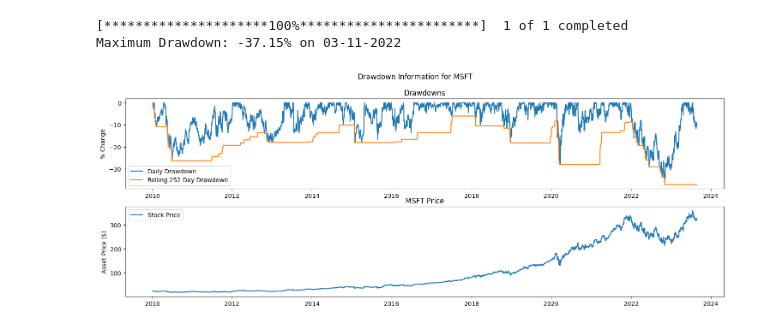
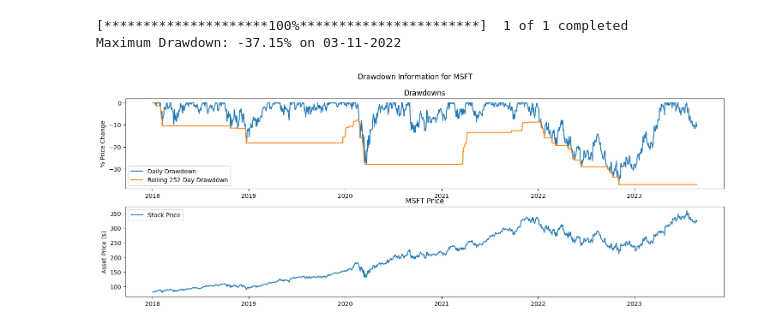
Before and after one commit to JackGreenaway/financial_calculations, a Jupyter notebook: test_notebook.ipynb, the cells around one changed output. Drawn from its saved outputs; the diff is of its cells as text; code cells hidden in the pictures.

```diff
--- a/test_notebook.ipynb
+++ b/test_notebook.ipynb
@@ -23,7 +23,7 @@ def asset_drawdown(asset, start_time: str, end_time: str=None, plot: bool=False)
         ax[0].set_title("Drawdowns")
         ax[0].plot(daily_drawdown * 100, label="Daily Drawdown")
         ax[0].plot(max_daily_drawdown * 100, label=f"Rolling {window} Day Drawdown")
-        ax[0].set_ylabel("% Change")
+        ax[0].set_ylabel("% Price Change")
         ax[0].legend()
 
         ax[1].set_title(f"{asset} Price")
@@ -33,8 +33,8 @@ def asset_drawdown(asset, start_time: str, end_time: str=None, plot: bool=False)
     else:
         return daily_drawdown, max_daily_drawdown
 # %%
-asset_drawdown("MSFT", start_time="2010-01-01", plot=True)
+asset_drawdown("MSFT", start_time="2018-01-01", plot=True)
 # %% [output]
 [*********************100%***********************]  1 of 1 completed
 Maximum Drawdown: -37.15% on 03-11-2022
-[figure, old version]
+[figure, new version]
```
Also changed, not shown: 1 other file.
